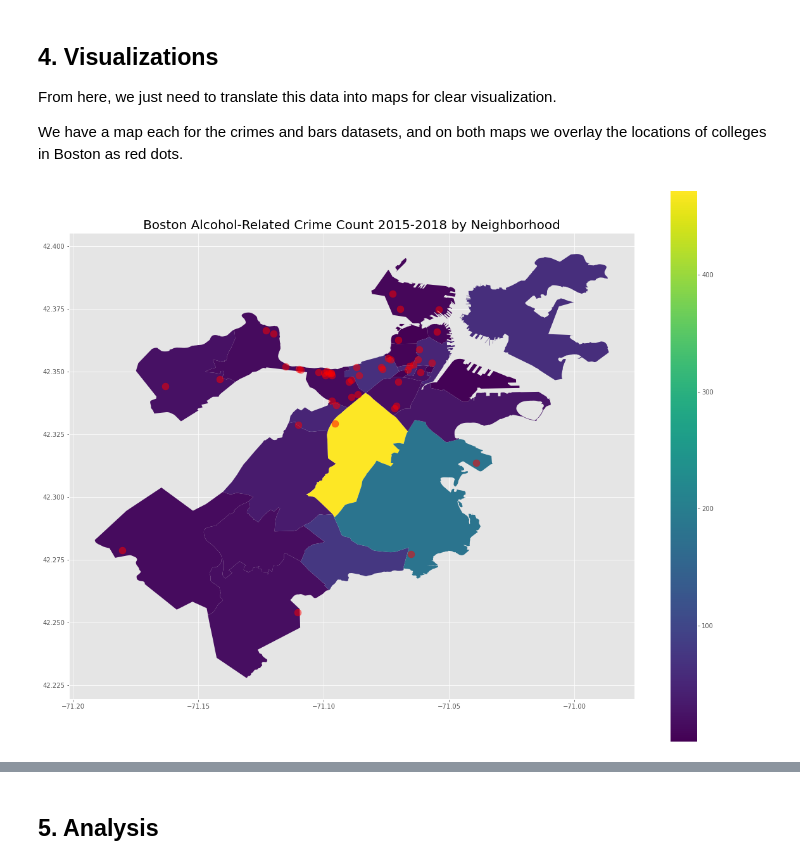
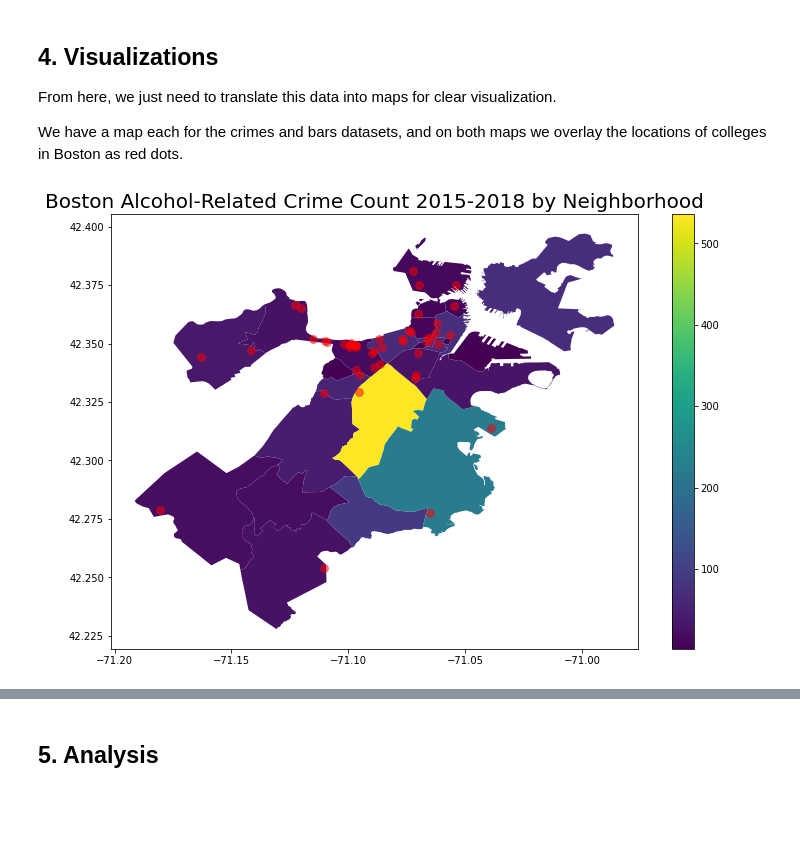
Before and after one commit to pickdani/Bostonography-Final, a Jupyter notebook: data-manipulation.ipynb, the cells around one changed output, grey strips where cells are left out. Cells and saved outputs as stored; diff of their text form; code cells hidden in the pictures; blank space fills up the shorter version.

```diff
--- a/data-manipulation.ipynb
+++ b/data-manipulation.ipynb
@@ -105,5 +113,5 @@ We select only the license ID, the issuing date, the type of license, the status
 # %%
 alc = pd.read_csv('data/blb_section_12_alcohol.csv')
-alc=alc[['license_num', 'issued', 'license_type', 'status', 'dba_name', 'gpsx', 'gpsy']]
+alc=alc[['license_num', 'issued', 'license_type', 'status', 'dba_name', 'gpsx', 'gpsy', 'capacity']]
 alc.head()
 # %% [output]
@@ -291,3 +301,12 @@ Name: crime_count, dtype: int64
+# %%
+crime_count_minor = crime[crime['OFFENSE_CODE'] == 2201].groupby(by=['Neighborhood_ID']).count()['OFFENSE_CODE']
+crime_count_minor = crime_count_minor.rename('minor_count')
+
+crime_count_dui   = crime[crime['OFFENSE_CODE'] == 2101].groupby(by=['Neighborhood_ID']).count()['OFFENSE_CODE']
+crime_count_dui   = crime_count_dui.rename('dui_count')
+
+crime_count_dip   = crime[crime['OFFENSE_CODE'] == 2646].groupby(by=['Neighborhood_ID']).count()['OFFENSE_CODE']
+crime_count_dip   = crime_count_dip.rename('public_drink_count')
 # %%
 college_count = colleges.groupby(by=['Neighborhood_ID']).count()['Name_left']
 college_count = college_count.rename('college_count')
@@ -303,13 +322,22 @@ Name: college_count, dtype: int64
 # %% [markdown]
 ... and merge them into one dataframe.
 # %%
-cols = {'crime':crime_count}
-crime_df = pd.DataFrame(cols)
+crime_col = {'crime':crime_count}
+crime_df = pd.DataFrame(crime_col)
 
-cols1 = {'bars':bar_count}
-bars_df = pd.DataFrame(cols1)
+crime_col2 = {'minor_crimes':crime_count_minor}
+crime_df2 = pd.DataFrame(crime_col2)
 
-cols2 = {'colleges':college_count}
-college_df = pd.DataFrame(cols2)
+crime_col3 = {'dui_crimes':crime_count_dui}
+crime_df3 = pd.DataFrame(crime_col3)
+
+crime_col4 = {'drinking_public_crimes':crime_count_dip}
+crime_df4 = pd.DataFrame(crime_col4)
+
+bar_col = {'bars':bar_count}
+bars_df = pd.DataFrame(bar_col)
+
+college_col = {'colleges':college_count}
+college_df = pd.DataFrame(college_col)
 # %% [markdown]
 Our combined_df contains the inner join of bars and crime. Since many neighborhoods do not have colleges,
@@ -327,0 +345,8 @@ combined_df.head()
+# %%
+combined_df = crime_df.join(bars_df, how='outer', sort=False)
+combined_df = combined_df.join(college_df, how='outer', sort=False)
+combined_df = combined_df.join(crime_df2, how='outer', sort=False)
+combined_df = combined_df.join(crime_df3, how='outer', sort=False)
+combined_df = combined_df.join(crime_df4, how='outer', sort=False)
+combined_df = combined_df.fillna(0) # replace all na in dataframe with 0
+combined_df
@@ -336,12 +380,12 @@ We have a map each for the crimes and bars datasets, and on both maps we overlay
 college_geo = gpd.points_from_xy(colleges.Longitude, colleges.Latitude)
 c_geo_df = gpd.GeoDataFrame(geometry = college_geo)
 # %%
-fig,ax = plt.subplots(figsize = (20,16))
+fig,ax = plt.subplots(figsize = (12,8))
 crime_map = pd.merge(nb, combined_df, on="Neighborhood_ID")
 crime_map.plot(ax = ax, column = 'crime', legend=True)
-g = c_geo_df.plot(ax=ax, markersize = 120, color = 'red', alpha=0.5)
+g = c_geo_df.plot(ax=ax, markersize = 60, color = 'red', alpha=0.5)
 plt.title('Boston Alcohol-Related Crime Count 2015-2018 by Neighborhood', fontsize = 20)
 plt.show()
 # %% [output]
-[figure, old version]
+[figure, new version]
 # %%
```
Also changed, not shown: parts of 17 cells of this notebook, 4 other files.
